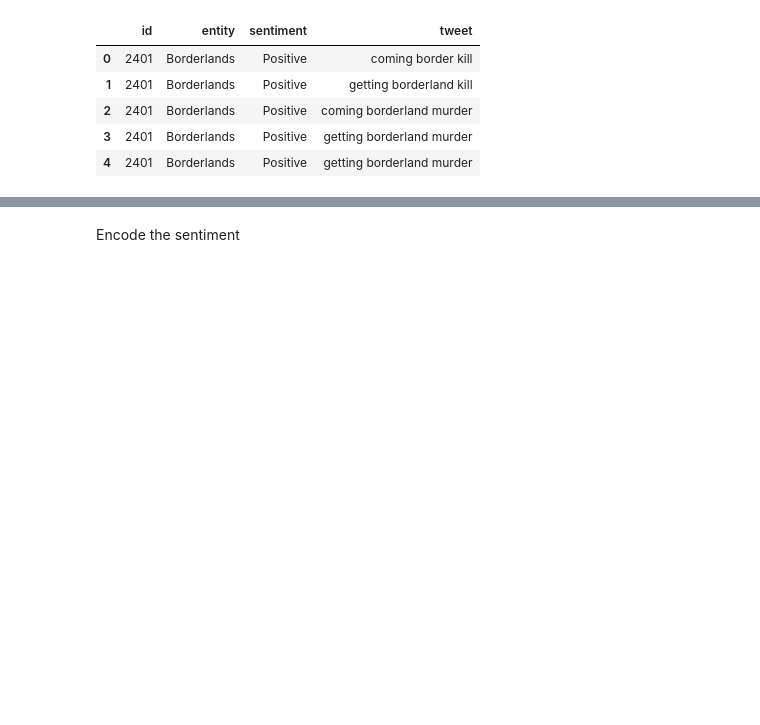
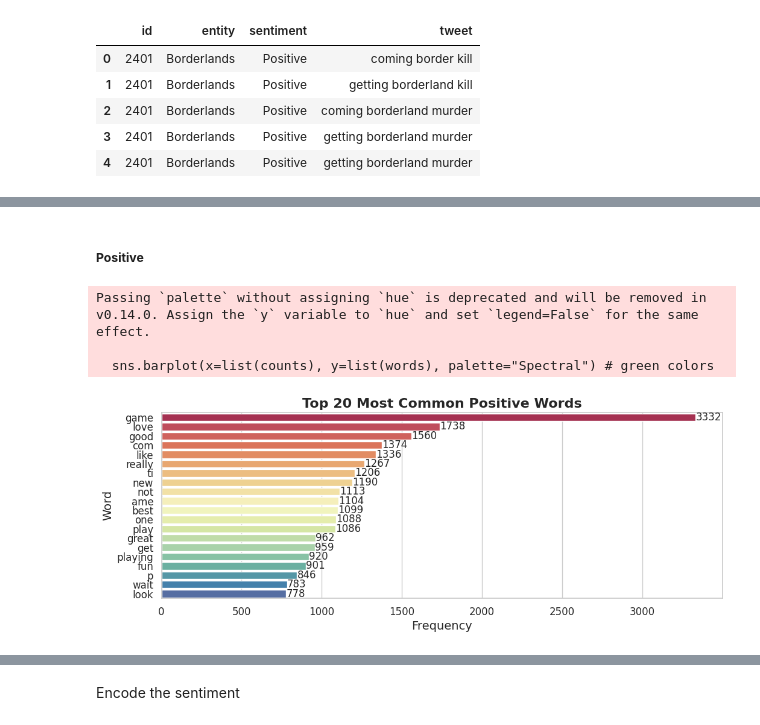
Before and after one commit to D9theCoder/NLP-Project-Tweet-Sentiment-Analysis, a Jupyter notebook: nlp-final-project.ipynb, the cells around one changed output, grey strips where cells are left out. Saved outputs shown, nothing was run; the diff lists cells and outputs as text; code cells hidden in the pictures; blank space fills up the shorter version.

```diff
--- a/nlp-final-project.ipynb
+++ b/nlp-final-project.ipynb
@@ -215,0 +265,38 @@ df.head(5)
+# %%
+positive_words = df[df['sentiment'] == 'Positive']
+positive_sentiment = positive_words['tweet']
+negative_words = df[df['sentiment'] == 'Negative']
+negative_sentiment = negative_words['tweet']
+neutral_words = df[df['sentiment'] == 'Neutral']
+neutral_sentiment = neutral_words['tweet']
+irrelevant_words = df[df['sentiment'] == 'Irrelevant']
+irrelevant_sentiment = irrelevant_words['tweet']
+# %% [markdown]
+##### **Positive**
+# %%
+text = " ".join(positive_sentiment)
+tokens = text.split()
+
+word_counts = Counter(tokens)
+
+top_words = word_counts.most_common(20)
+
+words = [word for word, count in top_words]
+counts = [count for word, count in top_words]
+
+plt.figure(figsize=(12, 4))
+sns.barplot(x=list(counts), y=list(words), palette="Spectral") # green colors
+plt.title("Top 20 Most Common Positive Words", fontsize=16, fontweight='bold')
+
+for i, count in enumerate(counts):
+    plt.text(count, i, count, ha='left', va='center', fontsize=12)
+plt.xlabel("Frequency", fontsize=14)
+plt.ylabel("Word", fontsize=14)
+plt.xticks(fontsize=12)
+plt.yticks(fontsize=12)
+plt.show()
+# %% [output]
+Passing `palette` without assigning `hue` is deprecated and will be removed in v0.14.0. Assign the `y` variable to `hue` and set `legend=False` for the same effect.
+
+  sns.barplot(x=list(counts), y=list(words), palette="Spectral") # green colors
+[figure, added]
```
Also changed, not shown: parts of 11 cells of this notebook, 3 other files.
